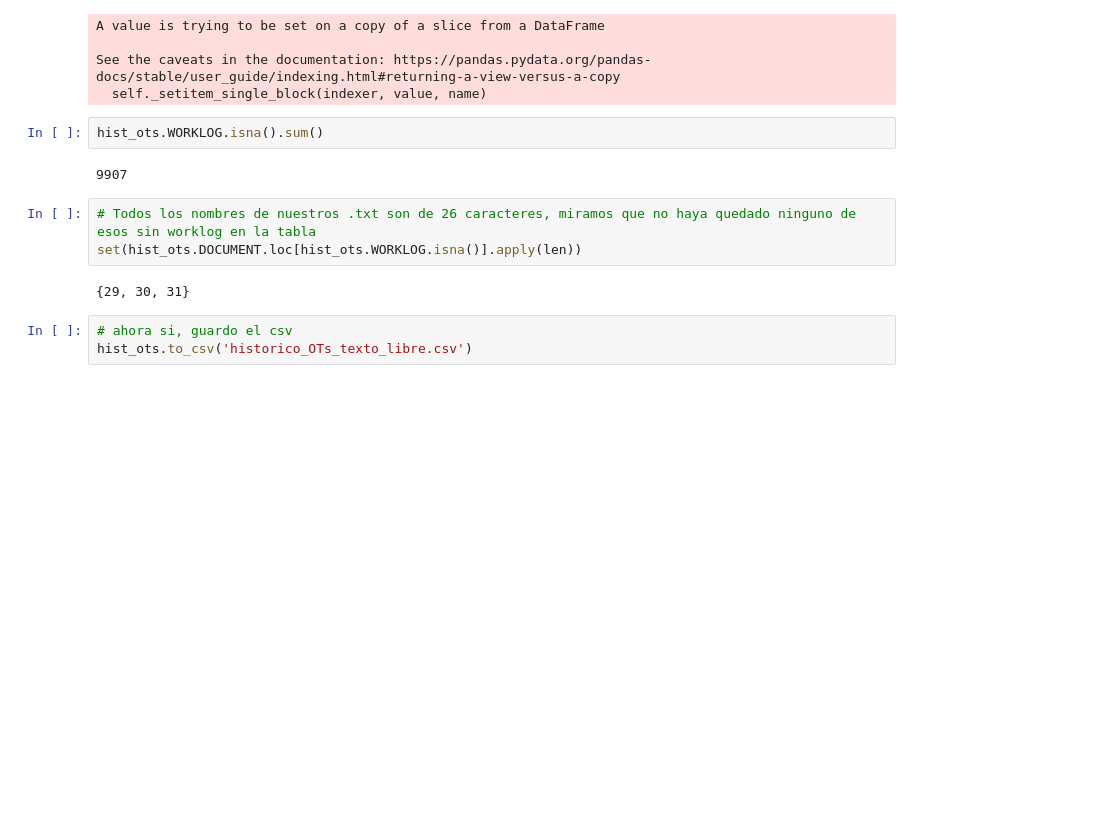
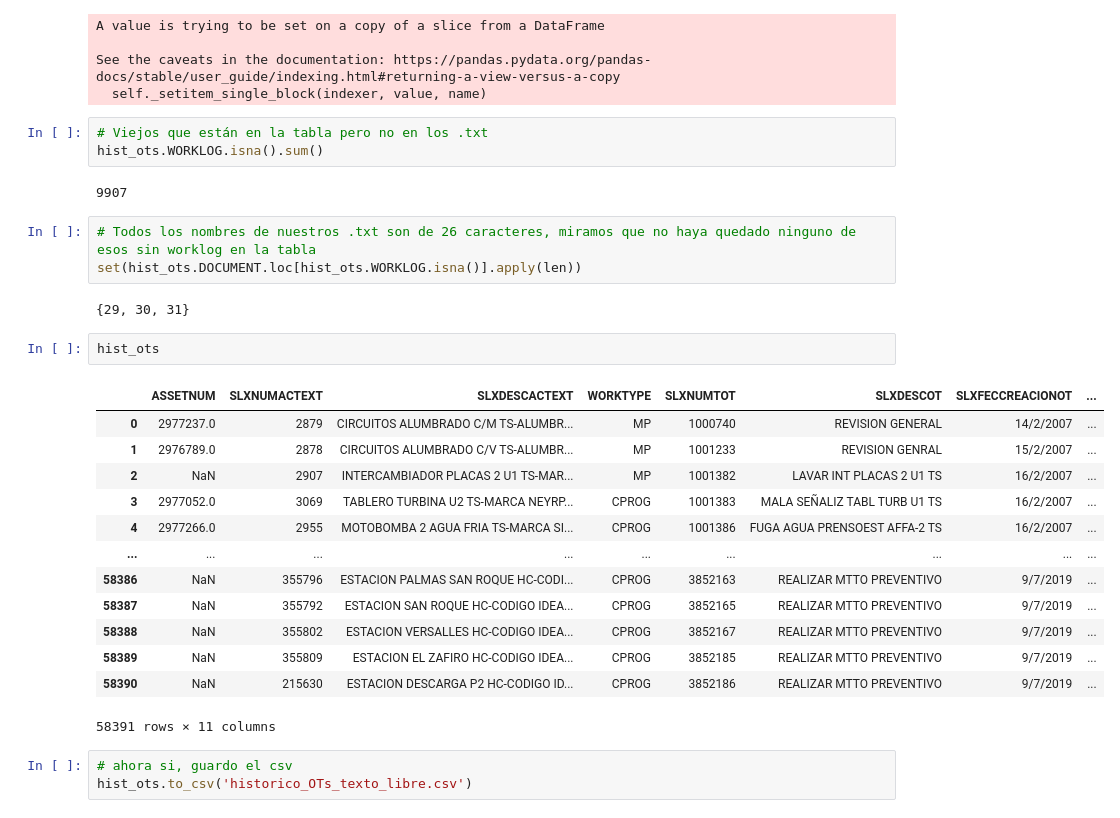
Before and after one commit to juanseleon1/DS4-Team74, a Jupyter notebook: PythonFiles/Chelsy.ipynb, the cells around one changed output. Drawn from its saved outputs; the diff is of its cells as text; blank space fills up the shorter version.

```diff
--- a/PythonFiles/Chelsy.ipynb
+++ b/PythonFiles/Chelsy.ipynb
@@ -154,15 +160,32 @@ A value is trying to be set on a copy of a slice from a DataFrame
 
 See the caveats in the documentation: https://pandas.pydata.org/pandas-docs/stable/user_guide/indexing.html#returning-a-view-versus-a-copy
   self._setitem_single_block(indexer, value, name)
-# %%
-hist_ots.WORKLOG.isna().sum()
-# %% [output]
-9907
+# %%
+# Viejos que están en la tabla pero no en los .txt
+hist_ots.WORKLOG.isna().sum()
+# %% [output]
+9907
 # %%
 # Todos los nombres de nuestros .txt son de 26 caracteres, miramos que no haya quedado ninguno de esos sin worklog en la tabla
 set(hist_ots.DOCUMENT.loc[hist_ots.WORKLOG.isna()].apply(len))
 # %% [output]
 {29, 30, 31}
+# %%
+hist_ots
+# %% [output]
+|  | ASSETNUM | SLXNUMACTEXT | SLXDESCACTEXT | WORKTYPE | SLXNUMTOT | SLXDESCOT | SLXFECCREACIONOT | ... |
+| 0 | 2977237.0 | 2879 | CIRCUITOS ALUMBRADO C/M TS-ALUMBR... | MP | 1000740 | REVISION GENERAL | 14/2/2007 | ... |
+| 1 | 2976789.0 | 2878 | CIRCUITOS ALUMBRADO C/V TS-ALUMBR... | MP | 1001233 | REVISION GENRAL | 15/2/2007 | ... |
+| 2 | NaN | 2907 | INTERCAMBIADOR PLACAS 2 U1 TS-MAR... | MP | 1001382 | LAVAR INT PLACAS 2 U1 TS | 16/2/2007 | ... |
+| 3 | 2977052.0 | 3069 | TABLERO TURBINA U2 TS-MARCA NEYRP... | CPROG | 1001383 | MALA SEÑALIZ TABL TURB U1 TS | 16/2/2007 | ... |
+| 4 | 2977266.0 | 2955 | MOTOBOMBA 2 AGUA FRIA TS-MARCA SI... | CPROG | 1001386 | FUGA AGUA PRENSOEST AFFA-2 TS | 16/2/2007 | ... |
+| ... | ... | ... | ... | ... | ... | ... | ... | ... |
+| 58386 | NaN | 355796 | ESTACION PALMAS SAN ROQUE HC-CODI... | CPROG | 3852163 | REALIZAR MTTO PREVENTIVO | 9/7/2019 | ... |
+| 58387 | NaN | 355792 | ESTACION SAN ROQUE HC-CODIGO IDEA... | CPROG | 3852165 | REALIZAR MTTO PREVENTIVO | 9/7/2019 | ... |
+| 58388 | NaN | 355802 | ESTACION VERSALLES HC-CODIGO IDEA... | CPROG | 3852167 | REALIZAR MTTO PREVENTIVO | 9/7/2019 | ... |
+| 58389 | NaN | 355809 | ESTACION EL ZAFIRO HC-CODIGO IDEA... | CPROG | 3852185 | REALIZAR MTTO PREVENTIVO | 9/7/2019 | ... |
+| 58390 | NaN | 215630 | ESTACION DESCARGA P2 HC-CODIGO ID... | CPROG | 3852186 | REALIZAR MTTO PREVENTIVO | 9/7/2019 | ... |
+58391 rows × 11 columns
 # %%
 # ahora si, guardo el csv
 hist_ots.to_csv('historico_OTs_texto_libre.csv')
```
Also changed, not shown: parts of 25 cells of this notebook, 1 other file.
